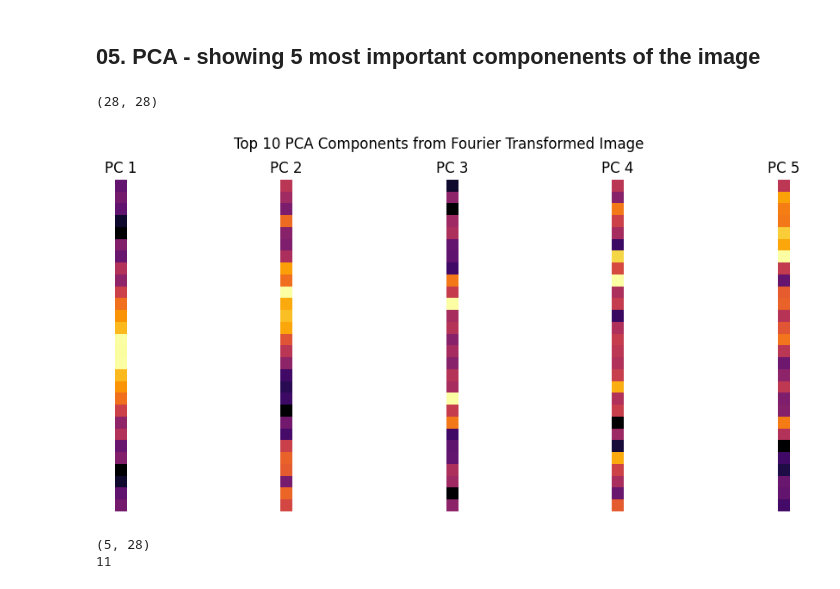
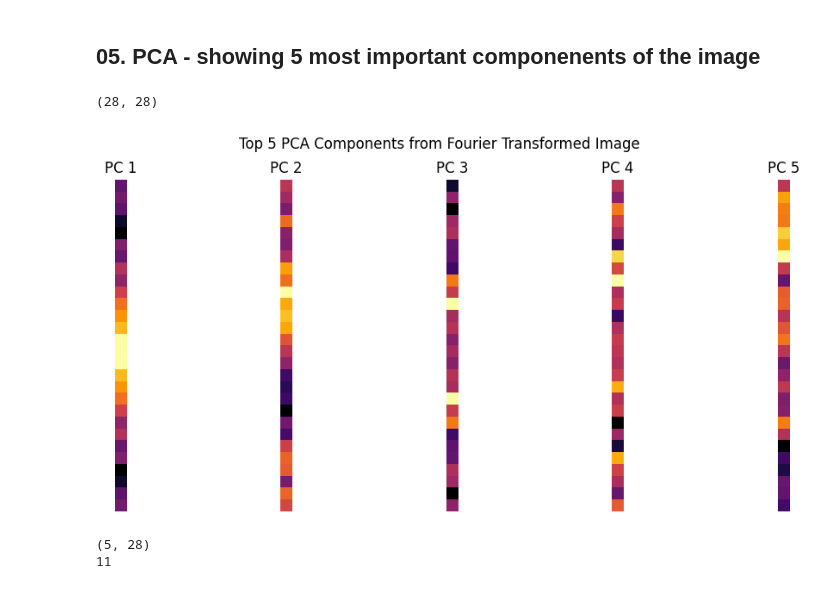
Before and after one commit to ewaMiazga/ai-lab-work, a Jupyter notebook: fourier-mnist-experiments.ipynb, the cells around one changed output. Saved outputs shown, nothing was run; the diff lists cells and outputs as text; code cells hidden in the pictures.

Commit message:
Try to extract dominan k components of fourier transformed image

```diff
--- a/fourier-mnist-experiments.ipynb
+++ b/fourier-mnist-experiments.ipynb
@@ -203,33 +205,33 @@ plt.show()
 # %%
 from sklearn.decomposition import PCA
 
 
 magnitude_spectrum = np.abs(frequencies[0].reshape(28,28))  # Get magnitude (ignore phase)
 
 print(magnitude_spectrum.shape)
 # Flatten the frequency image for PCA
 flat_fft = magnitude_spectrum
 
 # Apply PCA (keep 10 principal components)
 pca = PCA(n_components=5)
 pca_transformed = pca.fit_transform(flat_fft)  # Apply PCA
 principal_components = pca.components_  # Get principal components
 
 # Reshape components back to 28x28 for visualization
 pca_images = [pc for pc in principal_components]
 
 # Visualize the top PCA components
 fig, axes = plt.subplots(1, 5, figsize=(12, 5))
 for i, ax in enumerate(axes.flat):
     ax.imshow(principal_components[i].reshape(28, -1), cmap="inferno")
     ax.set_title(f"PC {i+1}")
     ax.axis("off")
 
-plt.suptitle("Top 10 PCA Components from Fourier Transformed Image")
+plt.suptitle("Top 5 PCA Components from Fourier Transformed Image")
 plt.show()
 # %% [output]
 (28, 28)
-[figure, old version]
+[figure, new version]
 # %%
 # Calculate the most important PCA components for class of images with chosen label
 
```
Also changed, not shown: parts of 9 cells of this notebook.
